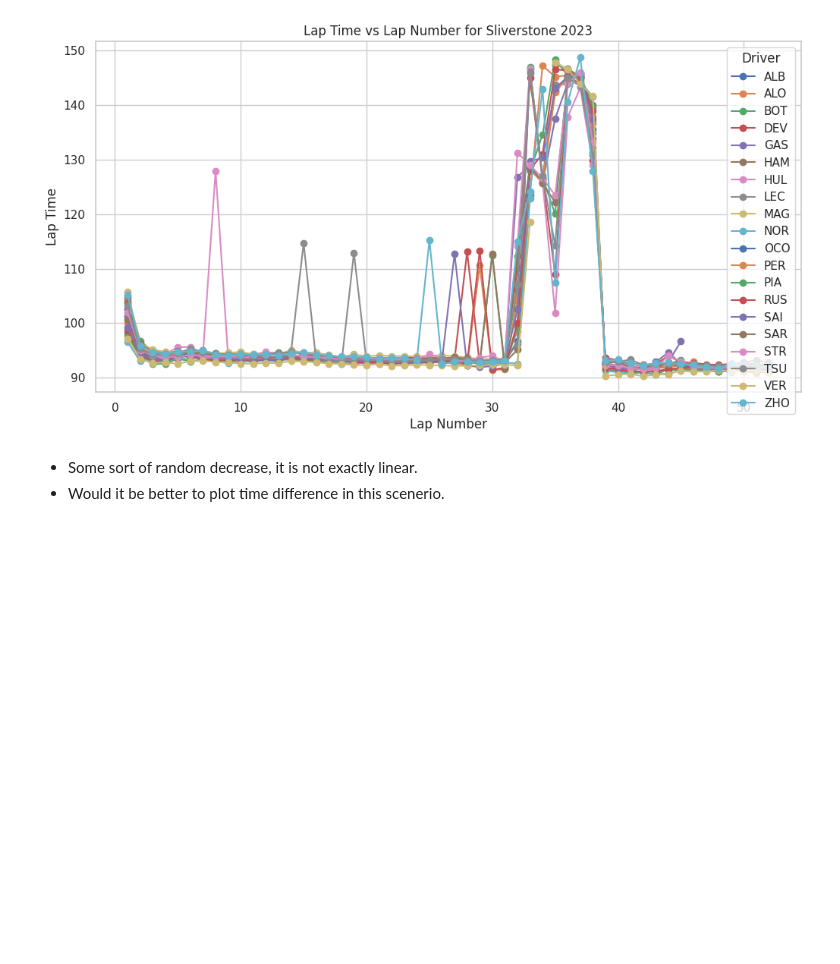
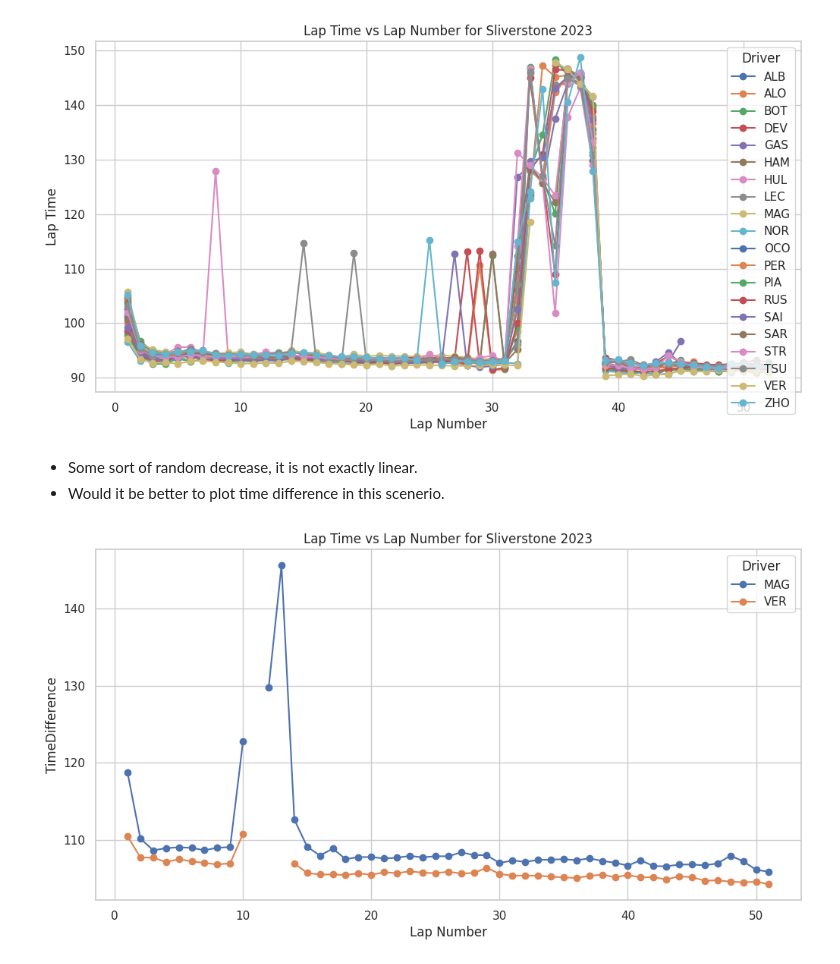
Before and after one commit to mistryvivek/AutoF1-RNN-Race-Simulator, a Jupyter notebook: Lit_Review_Data_Analysis.ipynb, the cells around one changed output. Saved outputs shown, nothing was run; the diff lists cells and outputs as text; code cells hidden in the pictures; blank space fills up the shorter version.

```diff
--- a/Lit_Review_Data_Analysis.ipynb
+++ b/Lit_Review_Data_Analysis.ipynb
@@ -443,3 +443,37 @@ plt.show()
 # %% [markdown]
 * Some sort of random decrease, it is not exactly linear.
 * Would it be better to plot time difference in this scenerio.
+# %%
+def findTimeDifference(df):
+  # Account for final lap with the try clause
+  for _, row in df.iterrows():
+    try:
+      find_next_lap = df[(df['LapNumber'] == row['LapNumber'] + 1) & (df['Driver'] == row['Driver'])].iloc[0]
+      row['TimeDifference'] = find_next_lap['ConvertedLapTime'] - row['ConvertedLapTime']
+    except:
+      row['TimeDifference'] = pd.NA
+
+  return df
+# %%
+baku2023TimeDifference = findTimeDifference(baku2023)
+sliverstone2023TimeDifference = findTimeDifference(sliverstone2023)
+# %%
+# Start plotting
+plt.figure(figsize=(12, 6))
+
+# Group by 'Driver' and plot each driver's lap times against lap numbers
+for driver, group_data in baku2023TimeDifference.groupby('Driver'):
+  if driver == 'MAG' or driver == 'VER':
+    plt.plot(group_data['LapNumber'], group_data['TimeDifference'], label=driver, marker='o')
+
+# Adding labels and title
+plt.xlabel('Lap Number')
+plt.ylabel('TimeDifference')
+plt.title('Lap Time vs Lap Number for Sliverstone 2023')
+plt.legend(title='Driver')
+plt.grid(True)
+
+# Show plot
+plt.show()
+# %% [output]
+[figure, added]
```
